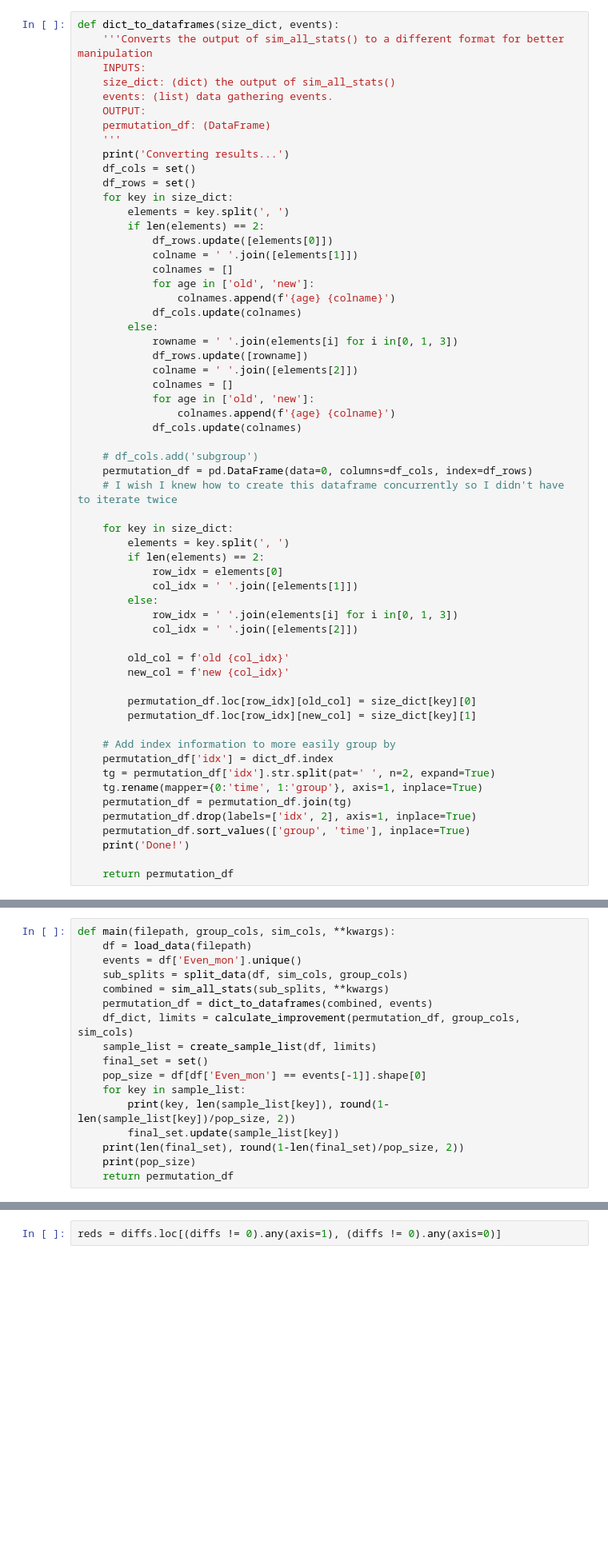
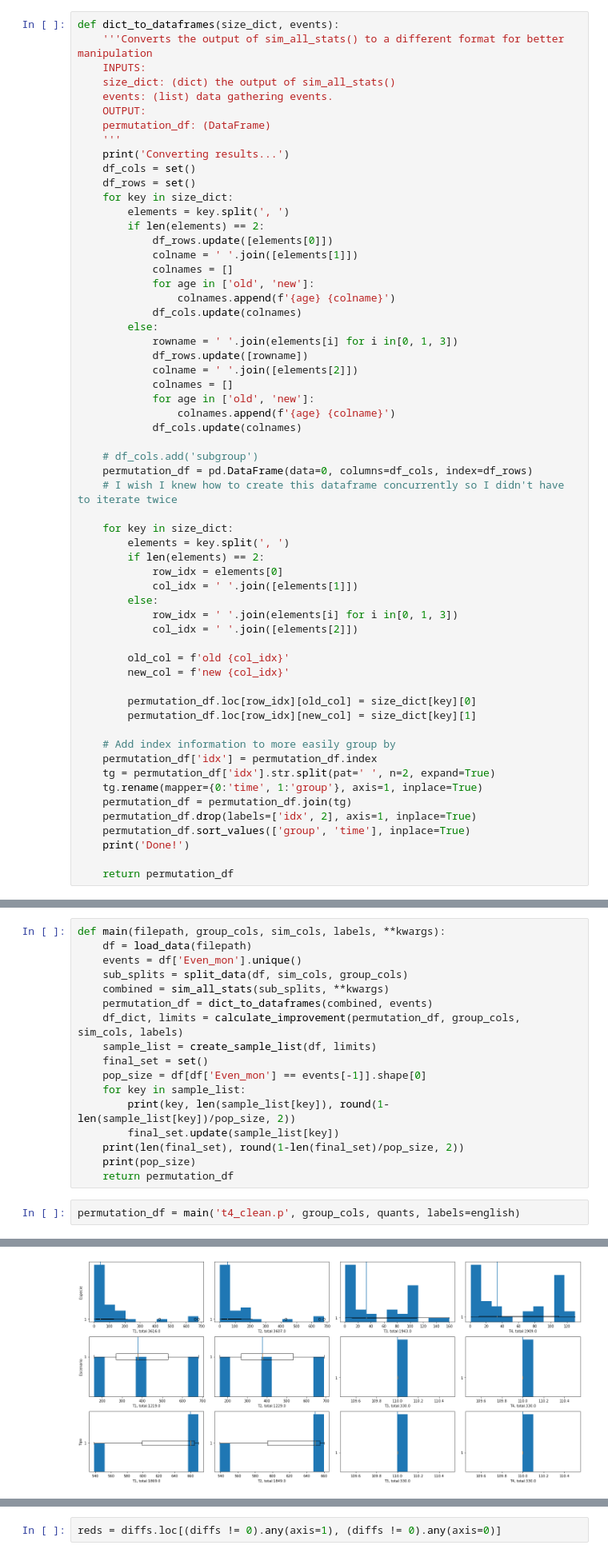
Before and after one commit to Slid61/plant-restoration-size, a Jupyter notebook: get_stat_params.ipynb, the cells around one changed output, grey strips where cells are left out. Shown at 80% size. Cells and saved outputs as stored; diff of their text form; blank space fills up the shorter version.

```diff
--- a/get_stat_params.ipynb
+++ b/get_stat_params.ipynb
@@ -379,7 +359,7 @@ def dict_to_dataframes(size_dict, events):
         permutation_df.loc[row_idx][new_col] = size_dict[key][1]
 
     # Add index information to more easily group by
-    permutation_df['idx'] = dict_df.index
+    permutation_df['idx'] = permutation_df.index
     tg = permutation_df['idx'].str.split(pat=' ', n=2, expand=True)
     tg.rename(mapper={0:'time', 1:'group'}, axis=1, inplace=True)
     permutation_df = permutation_df.join(tg)
@@ -511,17 +370,0 @@ def calculate_improvement(df, group_cols=group_cols, sim_cols=sim_cols, events=e
-# %%
-def main(filepath, group_cols, sim_cols, **kwargs):
-    df = load_data(filepath)
-    events = df['Even_mon'].unique()
-    sub_splits = split_data(df, sim_cols, group_cols)
-    combined = sim_all_stats(sub_splits, **kwargs)
-    permutation_df = dict_to_dataframes(combined, events)
-    df_dict, limits = calculate_improvement(permutation_df, group_cols, sim_cols)
-    sample_list = create_sample_list(df, limits)
-    final_set = set()
-    pop_size = df[df['Even_mon'] == events[-1]].shape[0]
-    for key in sample_list:
-        print(key, len(sample_list[key]), round(1-len(sample_list[key])/pop_size, 2))
-        final_set.update(sample_list[key])
-    print(len(final_set), round(1-len(final_set)/pop_size, 2))
-    print(pop_size)
-    return permutation_df
@@ -527,0 +490,20 @@ def main(filepath, group_cols, sim_cols, **kwargs):
+# %%
+def main(filepath, group_cols, sim_cols, labels, **kwargs):
+    df = load_data(filepath)
+    events = df['Even_mon'].unique()
+    sub_splits = split_data(df, sim_cols, group_cols)
+    combined = sim_all_stats(sub_splits, **kwargs)
+    permutation_df = dict_to_dataframes(combined, events)
+    df_dict, limits = calculate_improvement(permutation_df, group_cols, sim_cols, labels)
+    sample_list = create_sample_list(df, limits)
+    final_set = set()
+    pop_size = df[df['Even_mon'] == events[-1]].shape[0]
+    for key in sample_list:
+        print(key, len(sample_list[key]), round(1-len(sample_list[key])/pop_size, 2))
+        final_set.update(sample_list[key])
+    print(len(final_set), round(1-len(final_set)/pop_size, 2))
+    print(pop_size)
+    return permutation_df
+# %%
+permutation_df = main('t4_clean.p', group_cols, quants, labels=english)
+# %% [output]
@@ -527,0 +525 @@ def main(filepath, group_cols, sim_cols, **kwargs):
+[figure, added]
```
Also changed, not shown: parts of 64 cells of this notebook, 11 other files.
